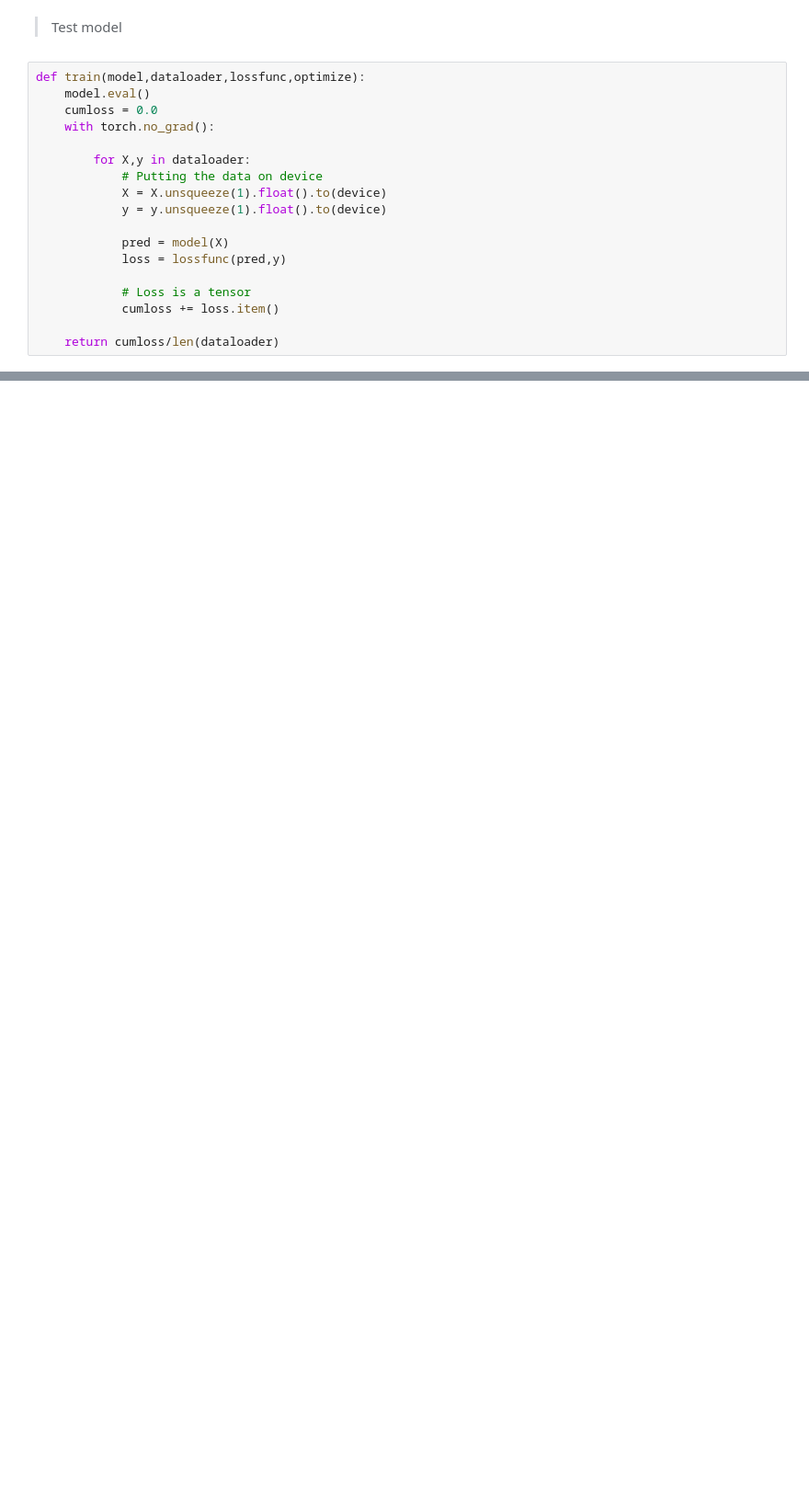
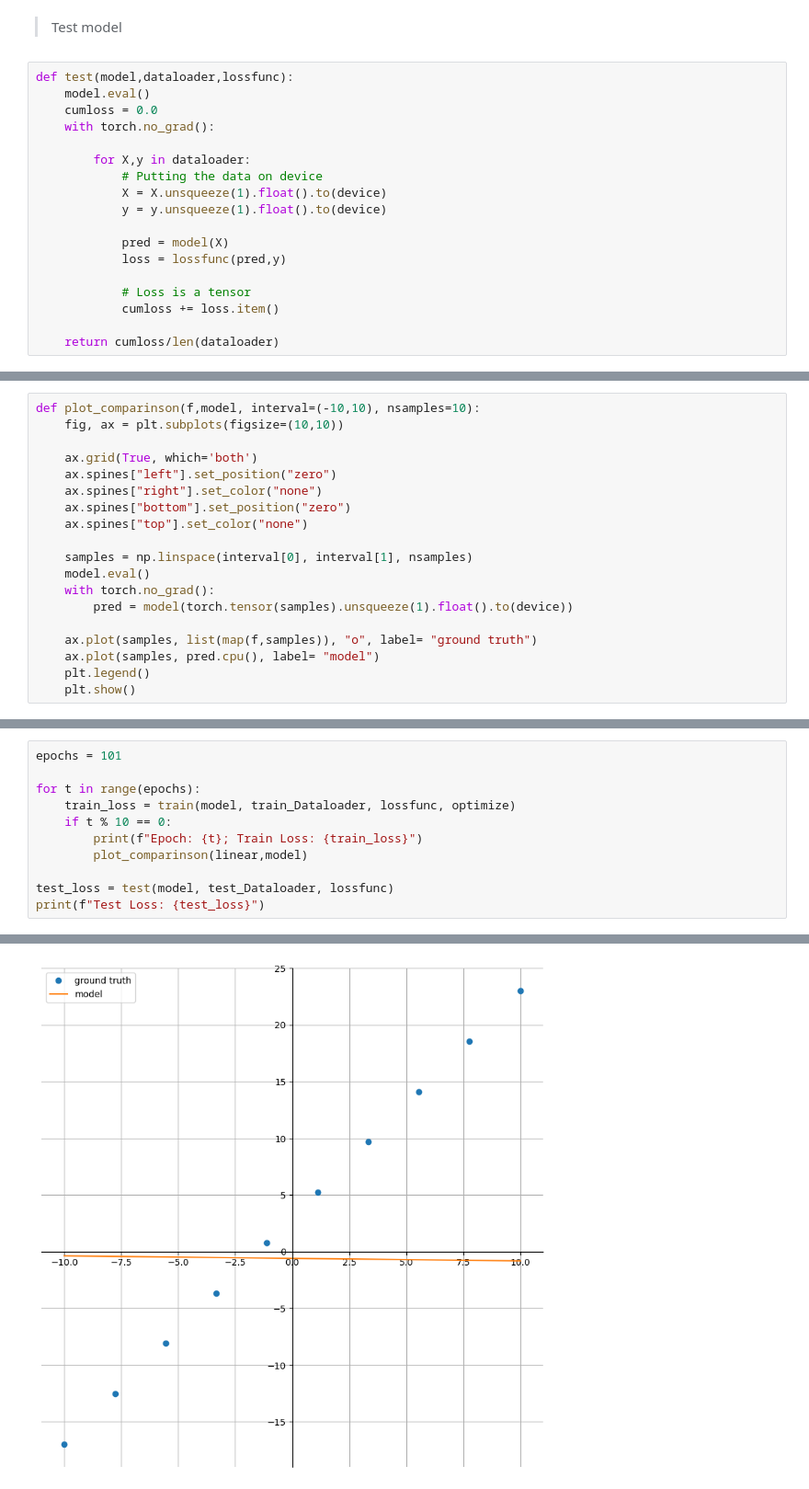
Before and after one commit to RichardeLira/Pytorch_Introduction, a Jupyter notebook: PyTorch.ipynb, the cells around one changed output, grey strips where cells are left out. Shown: that part at 92% size. Cells and saved outputs as stored; diff of their text form; blank space fills up the shorter version.

Commit message:
Model perfomance

```diff
--- a/PyTorch.ipynb
+++ b/PyTorch.ipynb
@@ -92,7 +92,7 @@ def train(model,dataloader,lossfunc,optimize):
 # %% [markdown]
 > Test model
 # %%
-def train(model,dataloader,lossfunc,optimize):
+def test(model,dataloader,lossfunc):
     model.eval()
     cumloss = 0.0
     with torch.no_grad():
@@ -111,0 +114,19 @@ def train(model,dataloader,lossfunc,optimize):
+# %%
+def plot_comparinson(f,model, interval=(-10,10), nsamples=10):
+    fig, ax = plt.subplots(figsize=(10,10))
+
+    ax.grid(True, which='both')
+    ax.spines["left"].set_position("zero")
+    ax.spines["right"].set_color("none")
+    ax.spines["bottom"].set_position("zero")
+    ax.spines["top"].set_color("none")
+
+    samples = np.linspace(interval[0], interval[1], nsamples)
+    model.eval()
+    with torch.no_grad():
+        pred = model(torch.tensor(samples).unsqueeze(1).float().to(device))
+
+    ax.plot(samples, list(map(f,samples)), "o", label= "ground truth")
+    ax.plot(samples, pred.cpu(), label= "model")
+    plt.legend()
+    plt.show()
@@ -111,0 +135,12 @@ def train(model,dataloader,lossfunc,optimize):
+# %%
+epochs = 101
+
+for t in range(epochs):
+    train_loss = train(model, train_Dataloader, lossfunc, optimize)
+    if t % 10 == 0:
+        print(f"Epoch: {t}; Train Loss: {train_loss}")
+        plot_comparinson(linear,model)
+
+test_loss = test(model, test_Dataloader, lossfunc)
+print(f"Test Loss: {test_loss}")
+# %% [output]
@@ -111,0 +148 @@ def train(model,dataloader,lossfunc,optimize):
+[figure, added]
```
Also changed, not shown: parts of 4 cells of this notebook.
